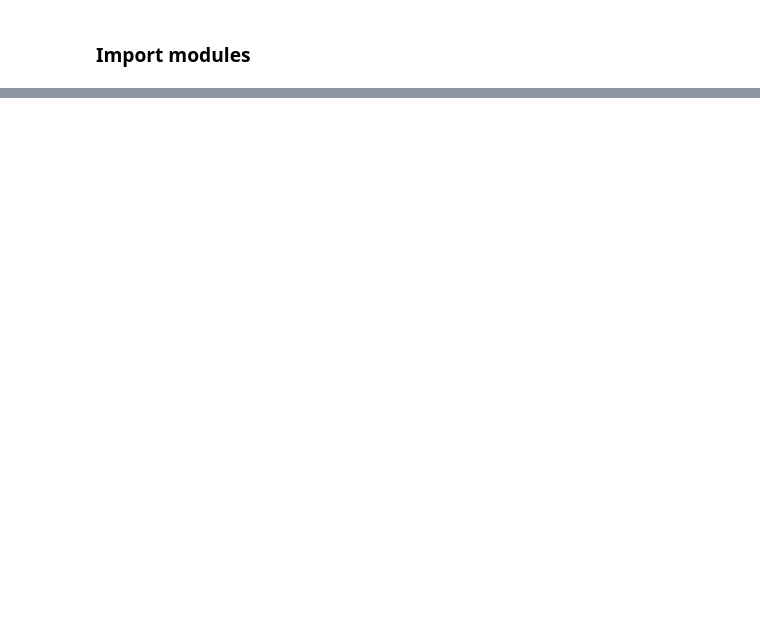
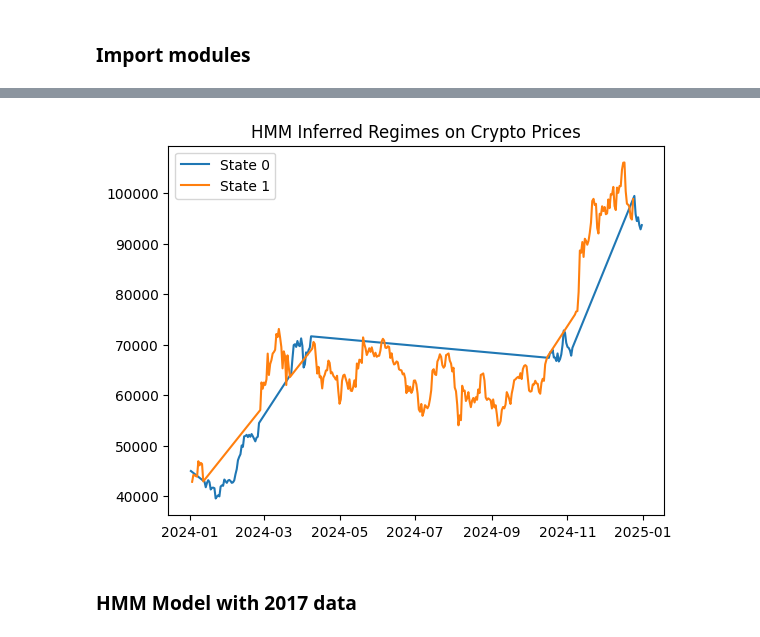
Before and after one commit to JinTao0813/um-hackathon-budget-gang, a Jupyter notebook: main.ipynb, the cells around one changed output, grey strips where cells are left out. Saved outputs shown, nothing was run; the diff lists cells and outputs as text; code cells hidden in the pictures; blank space fills up the shorter version.

```diff
--- a/main.ipynb
+++ b/main.ipynb
@@ -41,0 +58,30 @@ bitcoin_2024_df.head()
+# %%
+# Load your data
+df = bitcoin_2024_df
+# Convert date columns if needed
+df['Start'] = pd.to_datetime(df['Start'])
+df['End'] = pd.to_datetime(df['End'])
+
+# Feature engineering: log returns
+df['LogReturn'] = np.log(df['Close'] / df['Close'].shift(1))
+
+# Drop NaN from the first row (due to shift)
+df = df.dropna()
+
+# Prepare observation sequence (log returns and normalized volume)
+df['Volume_Norm'] = (df['Volume'] - df['Volume'].mean()) / df['Volume'].std()
+
+observations = df[['LogReturn', 'Volume_Norm']].values
+
+
+# Fit a Gaussian HMM with N hidden states
+model2024 = GaussianHMM(n_components=2, covariance_type="full", n_iter=1000) # n_components is the number of hidden states (in this case is 2, where 0 is a bear market and 1 is a bull market)
+model2024.fit(observations)
+
+# Predict the hidden states
+hidden_states = model2024.predict(observations)
+
+# Add hidden states to dataframe
+df['State'] = hidden_states
+
+print(df[['Start', 'Close', 'LogReturn', 'State']])
@@ -41,0 +114,14 @@ bitcoin_2024_df.head()
+# %%
+for i in range(model2024.n_components):
+    state_series = df[df['State'] == i]
+    plt.plot(state_series['Start'], state_series['Close'], label=f'State {i}')
+
+    #the state 0 represents a bear market (steady growth with low volatility) and state 1 represents a bull market (downward trend and high volatility)
+
+plt.legend()
+plt.title("HMM Inferred Regimes on Crypto Prices")
+plt.show()
+# %% [output]
+[figure, added]
+# %% [markdown]
+### HMM Model with 2017 data
```
Also changed, not shown: parts of 12 cells of this notebook.
